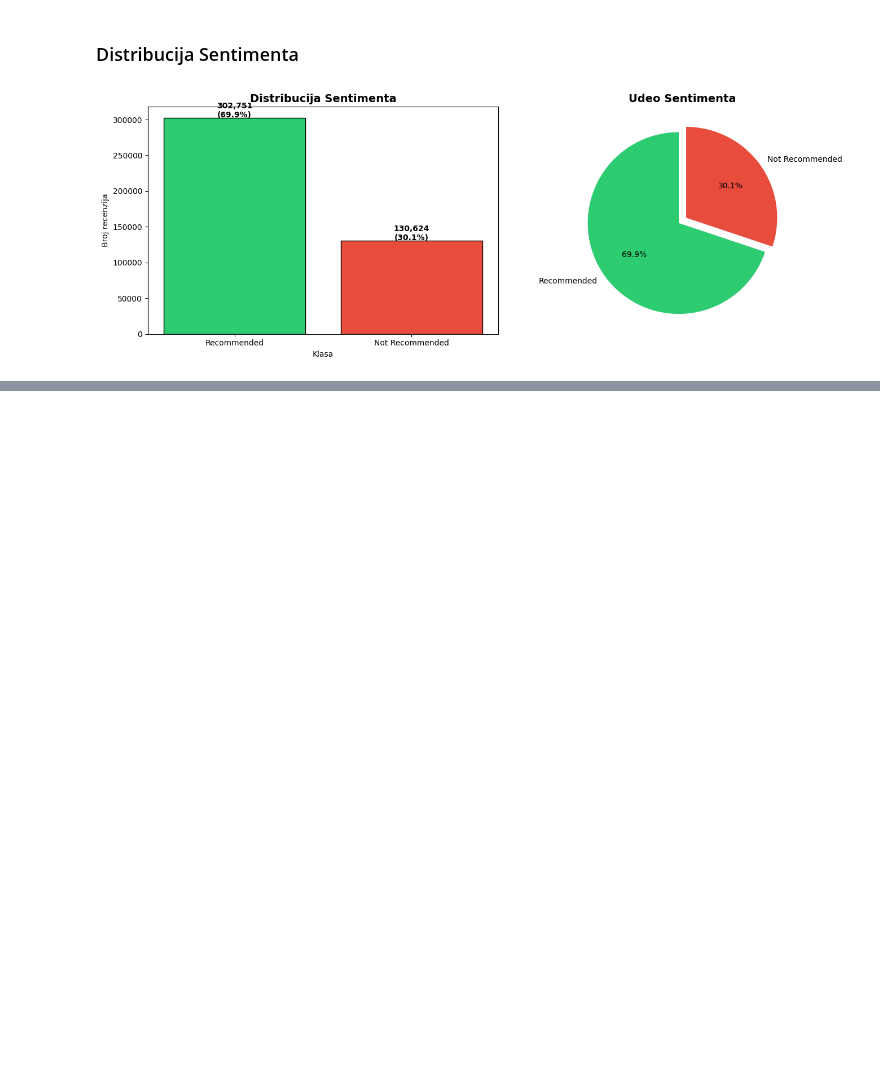
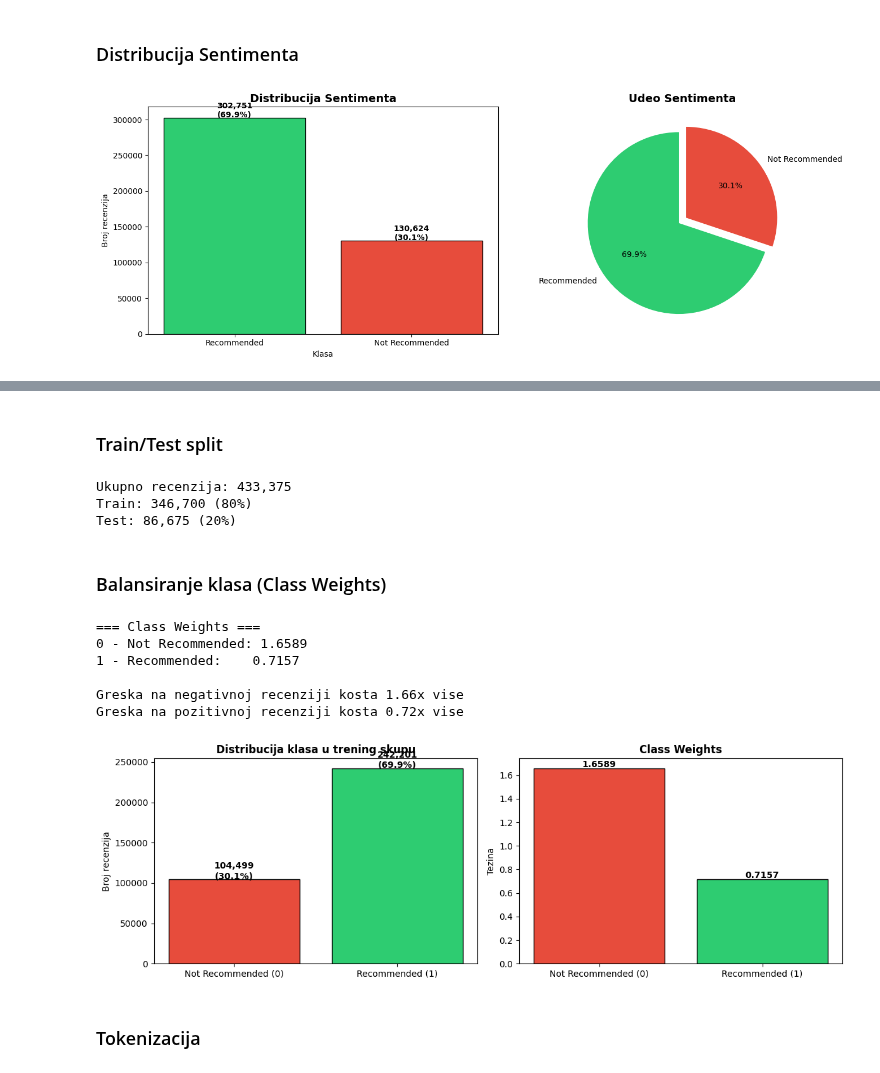
Before and after one commit to alxcek/mas-ai, a Jupyter notebook: machine_learning/03_steam_reviews/sentiment_analysis.ipynb, the cells around one changed output, grey strips where cells are left out. Saved outputs shown, nothing was run; the diff lists cells and outputs as text; code cells hidden in the pictures; blank space fills up the shorter version.

```diff
--- a/machine_learning/03_steam_reviews/sentiment_analysis.ipynb
+++ b/machine_learning/03_steam_reviews/sentiment_analysis.ipynb
@@ -208,0 +247,7 @@ plt.show()
+# %%
+df['label'] = (df['recommendation'] == 'Recommended').astype(int)
+
+print("'Recommended': 1")
+print("'Not Recommended': 0")
+print()
+print(df['label'].value_counts())
@@ -208,0 +262,69 @@ plt.show()
+# %% [markdown]
+### Train/Test split
+# %%
+X = df['review_clean'].values
+y = df['label'].values
+
+X_train, X_test, y_train, y_test = train_test_split(
+    X, y,
+    test_size=0.2,
+    random_state=42,
+    stratify=y
+    )
+
+print(f'Ukupno recenzija: {len(df):,}')
+print(f'Train: {len(X_train):,} ({len(X_train)/len(df)*100:.0f}%)')
+print(f'Test: {len(X_test):,} ({len(X_test)/len(df)*100:.0f}%)')
+# %% [output]
+Ukupno recenzija: 433,375
+Train: 346,700 (80%)
+Test: 86,675 (20%)
+# %% [markdown]
+### Balansiranje klasa (Class Weights)
+# %%
+class_weights = compute_class_weight(
+    class_weight='balanced',
+    classes=np.unique(y_train),
+    y=y_train
+)
+
+class_weight_dict = dict(enumerate(class_weights))
+
+print("=== Class Weights ===")
+print(f"0 - Not Recommended: {class_weight_dict[0]:.4f}")
+print(f"1 - Recommended:    {class_weight_dict[1]:.4f}")
+print()
+print(f"Greska na negativnoj recenziji kosta {class_weight_dict[0]:.2f}x vise")
+print(f"Greska na pozitivnoj recenziji kosta {class_weight_dict[1]:.2f}x vise")
+# %% [output]
+=== Class Weights ===
+0 - Not Recommended: 1.6589
+1 - Recommended:    0.7157
+
+Greska na negativnoj recenziji kosta 1.66x vise
+Greska na pozitivnoj recenziji kosta 0.72x vise
+# %%
+fig, axes = plt.subplots(1, 2, figsize=(12, 4))
+
+klase = ['Not Recommended (0)', 'Recommended (1)']
+counts = [sum(y_train == 0), sum(y_train == 1)]
+axes[0].bar(klase, counts, color=['#e74c3c', '#2ecc71'], edgecolor='black')
+axes[0].set_title('Distribucija klasa u trening skupu', fontweight='bold')
+axes[0].set_ylabel('Broj recenzija')
+for i, v in enumerate(counts):
+    axes[0].text(i, v + 500, f'{v:,}\n({v/sum(counts)*100:.1f}%)',
+                ha='center', fontweight='bold')
+
+weights = [class_weight_dict[0], class_weight_dict[1]]
+axes[1].bar(klase, weights, color=['#e74c3c', '#2ecc71'], edgecolor='black')
+axes[1].set_title('Class Weights', fontweight='bold')
+axes[1].set_ylabel('Tezina')
+for i, v in enumerate(weights):
+    axes[1].text(i, v + 0.01, f'{v:.4f}', ha='center', fontweight='bold')
+
+plt.tight_layout()
+plt.show()
+# %% [output]
+[figure, added]
+# %% [markdown]
+### Tokenizacija
```
Also changed, not shown: parts of 12 cells of this notebook.
